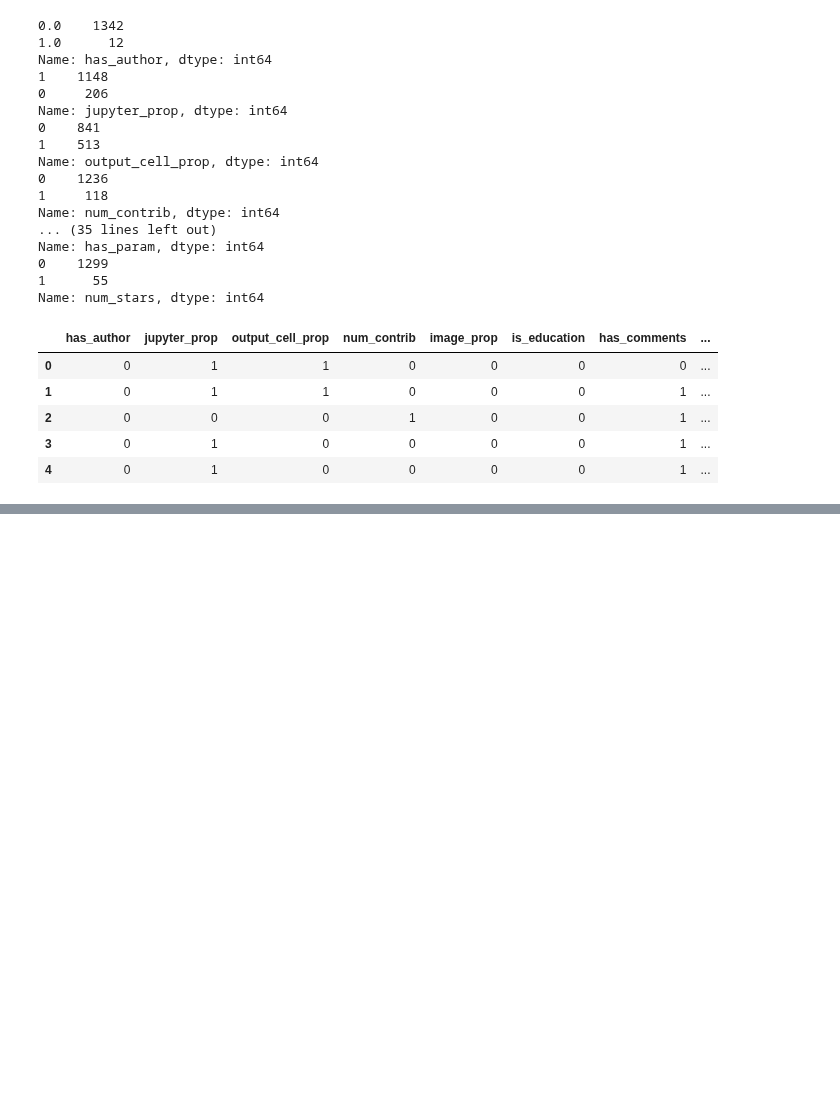
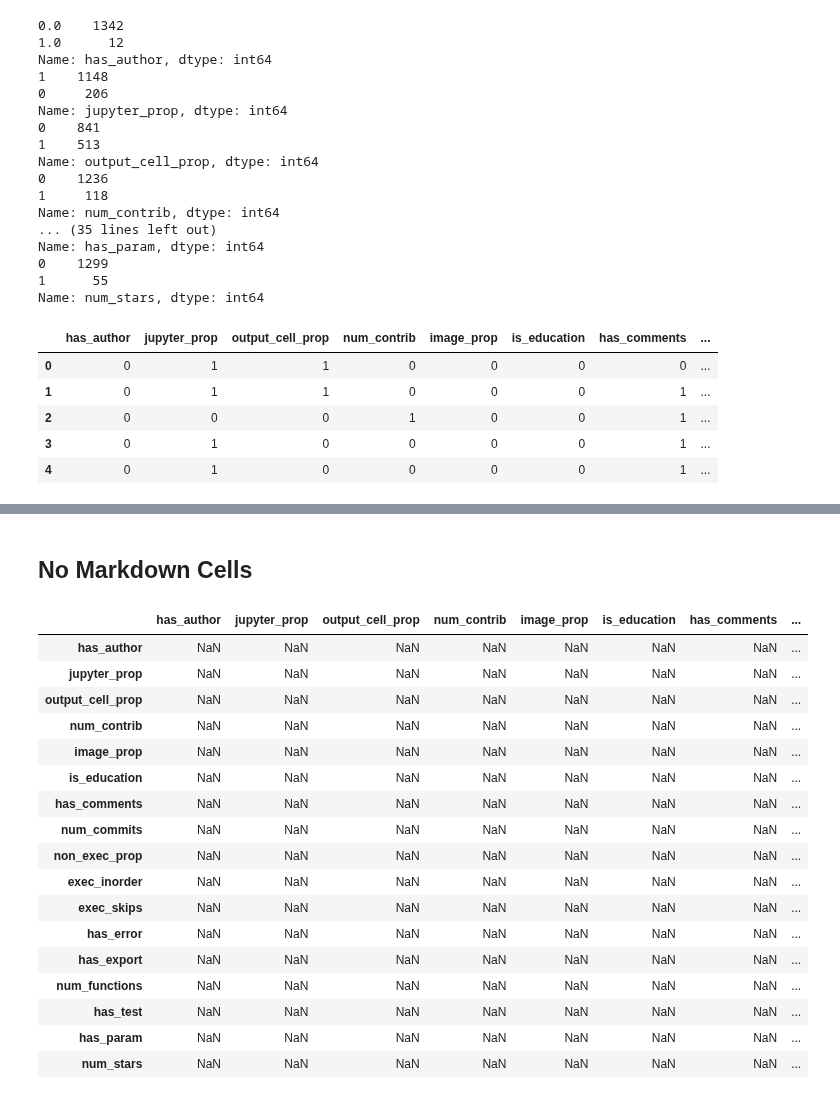
Before and after one commit to Isabel-Gan/quantifying-notebook-features, a Jupyter notebook: output/complete-runs/analysis/correlation-analysis.ipynb, the cells around one changed output, grey strips where cells are left out. Drawn from its saved outputs; the diff is of its cells as text; code cells hidden in the pictures; blank space fills up the shorter version.

Commit message:
phi coefficients for all variables

```diff
--- a/output/complete-runs/analysis/correlation-analysis.ipynb
+++ b/output/complete-runs/analysis/correlation-analysis.ipynb
@@ -248,0 +332,25 @@ for pair in no_md_pairs:
+# %% [markdown]
+## No Markdown Cells
+# %%
+# create the dataframe that will hold the coefficients
+no_md_coeffs = pd.DataFrame(columns = no_md_binary_enc.columns, index = no_md_binary_enc.columns)
+no_md_coeffs
+# %% [output]
+|  | has_author | jupyter_prop | output_cell_prop | num_contrib | image_prop | is_education | has_comments | ... |
+| has_author | NaN | NaN | NaN | NaN | NaN | NaN | NaN | ... |
+| jupyter_prop | NaN | NaN | NaN | NaN | NaN | NaN | NaN | ... |
+| output_cell_prop | NaN | NaN | NaN | NaN | NaN | NaN | NaN | ... |
+| num_contrib | NaN | NaN | NaN | NaN | NaN | NaN | NaN | ... |
+| image_prop | NaN | NaN | NaN | NaN | NaN | NaN | NaN | ... |
+| is_education | NaN | NaN | NaN | NaN | NaN | NaN | NaN | ... |
+| has_comments | NaN | NaN | NaN | NaN | NaN | NaN | NaN | ... |
+| num_commits | NaN | NaN | NaN | NaN | NaN | NaN | NaN | ... |
+| non_exec_prop | NaN | NaN | NaN | NaN | NaN | NaN | NaN | ... |
+| exec_inorder | NaN | NaN | NaN | NaN | NaN | NaN | NaN | ... |
+| exec_skips | NaN | NaN | NaN | NaN | NaN | NaN | NaN | ... |
+| has_error | NaN | NaN | NaN | NaN | NaN | NaN | NaN | ... |
+| has_export | NaN | NaN | NaN | NaN | NaN | NaN | NaN | ... |
+| num_functions | NaN | NaN | NaN | NaN | NaN | NaN | NaN | ... |
+| has_test | NaN | NaN | NaN | NaN | NaN | NaN | NaN | ... |
+| has_param | NaN | NaN | NaN | NaN | NaN | NaN | NaN | ... |
+| num_stars | NaN | NaN | NaN | NaN | NaN | NaN | NaN | ... |
```
Also changed, not shown: parts of 12 cells of this notebook, 2 other files.
